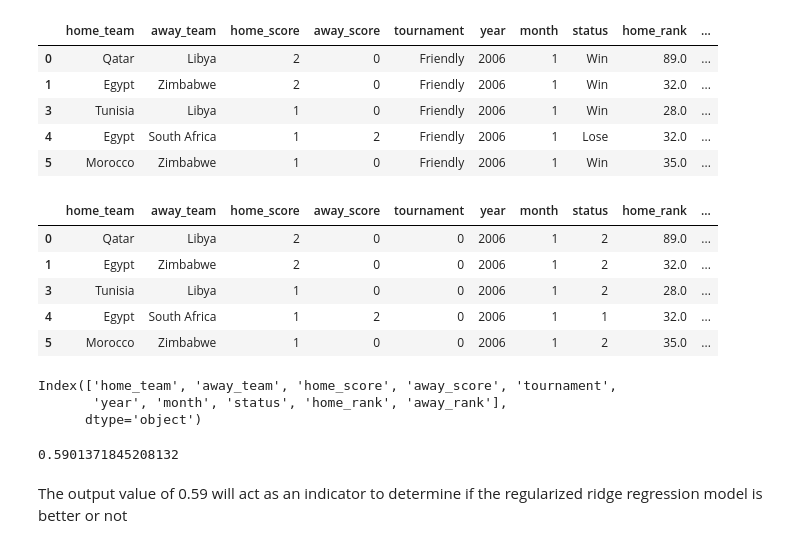
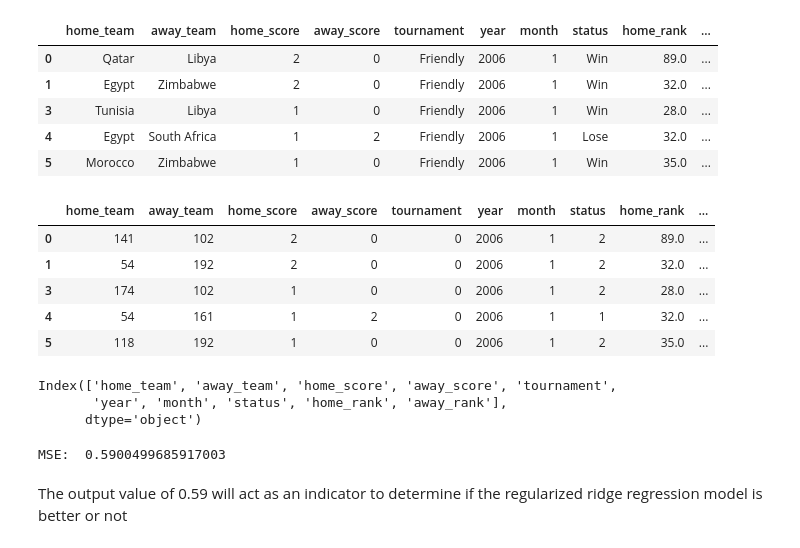
Before and after one commit to booorayan/Regression_fifa, a Jupyter notebook: Football_Match_Predictions.ipynb, the cells around one changed output. Saved outputs shown, nothing was run; the diff lists cells and outputs as text; code cells hidden in the pictures.

```diff
--- a/Football_Match_Predictions.ipynb
+++ b/Football_Match_Predictions.ipynb
@@ -1838,23 +1838,23 @@ f_com = fin_com
 # %%
 # using label encoder to convert categorical columns to numerical columns
 
 from sklearn.preprocessing import LabelEncoder
 
-categorical_variables = ['tournament', 'status']
+categorical_variables = ['tournament', 'status', 'home_team', 'away_team']
 lenc = LabelEncoder()
 
-for i in range(2):
+for i in range(4):
   nu = lenc.fit_transform(f_com[categorical_variables[i]])
   f_com[categorical_variables[i]] = nu
 
 f_com.head()
 # %% [output]
 |  | home_team | away_team | home_score | away_score | tournament | year | month | status | home_rank | ... |
-| 0 | Qatar | Libya | 2 | 0 | 0 | 2006 | 1 | 2 | 89.0 | ... |
-| 1 | Egypt | Zimbabwe | 2 | 0 | 0 | 2006 | 1 | 2 | 32.0 | ... |
-| 3 | Tunisia | Libya | 1 | 0 | 0 | 2006 | 1 | 2 | 28.0 | ... |
-| 4 | Egypt | South Africa | 1 | 2 | 0 | 2006 | 1 | 1 | 32.0 | ... |
-| 5 | Morocco | Zimbabwe | 1 | 0 | 0 | 2006 | 1 | 2 | 35.0 | ... |
+| 0 | 141 | 102 | 2 | 0 | 0 | 2006 | 1 | 2 | 89.0 | ... |
+| 1 | 54 | 192 | 2 | 0 | 0 | 2006 | 1 | 2 | 32.0 | ... |
+| 3 | 174 | 102 | 1 | 0 | 0 | 2006 | 1 | 2 | 28.0 | ... |
+| 4 | 54 | 161 | 1 | 2 | 0 | 2006 | 1 | 1 | 32.0 | ... |
+| 5 | 118 | 192 | 1 | 0 | 0 | 2006 | 1 | 2 | 35.0 | ... |
 # %%
 f_com.columns
 # %% [output]
@@ -1872,12 +1872,12 @@ leebos = f_com['status']
 rigre = LinearRegression()
 rigre.fit(fiichas, leebos)
 model_1 = (mean_squared_error(y_true=leebos, y_pred=rigre.predict(fiichas)))
-print(model_1)
+print('MSE: ', model_1)
 
 # the output value of 0.59 will act as an indicator to determine if \
 # the regularized ridge regression model is better or not
 # %% [output]
-0.5901371845208132
+MSE:  0.5900499685917003
 # %% [markdown]
 The output value of 0.59 will act as an indicator to determine if the regularized ridge regression model is better or not
 # %%
```
Also changed, not shown: parts of 8 cells of this notebook.
